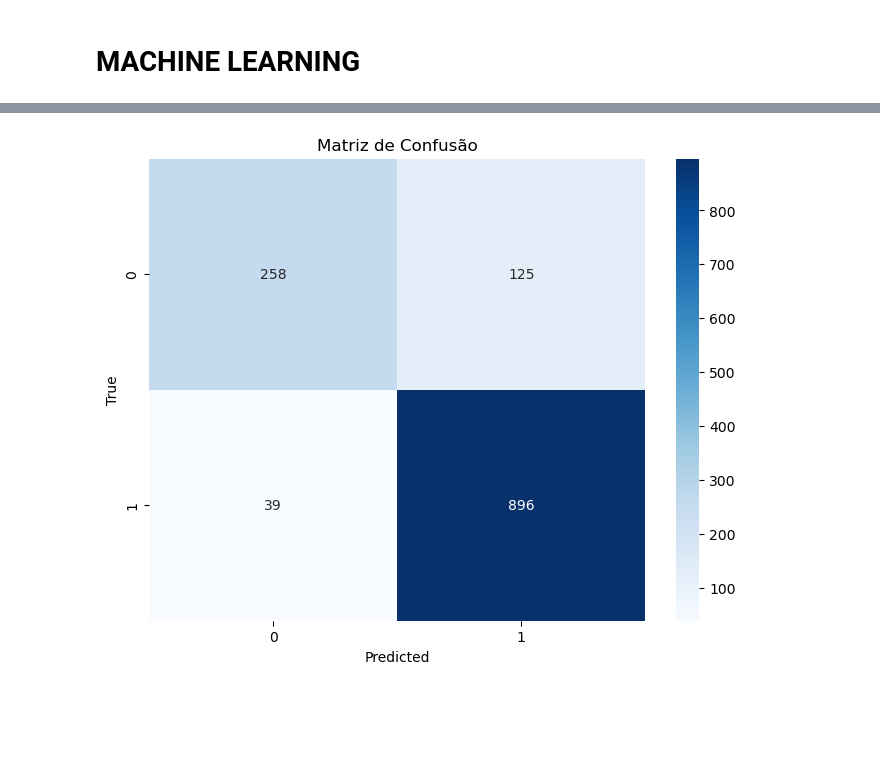
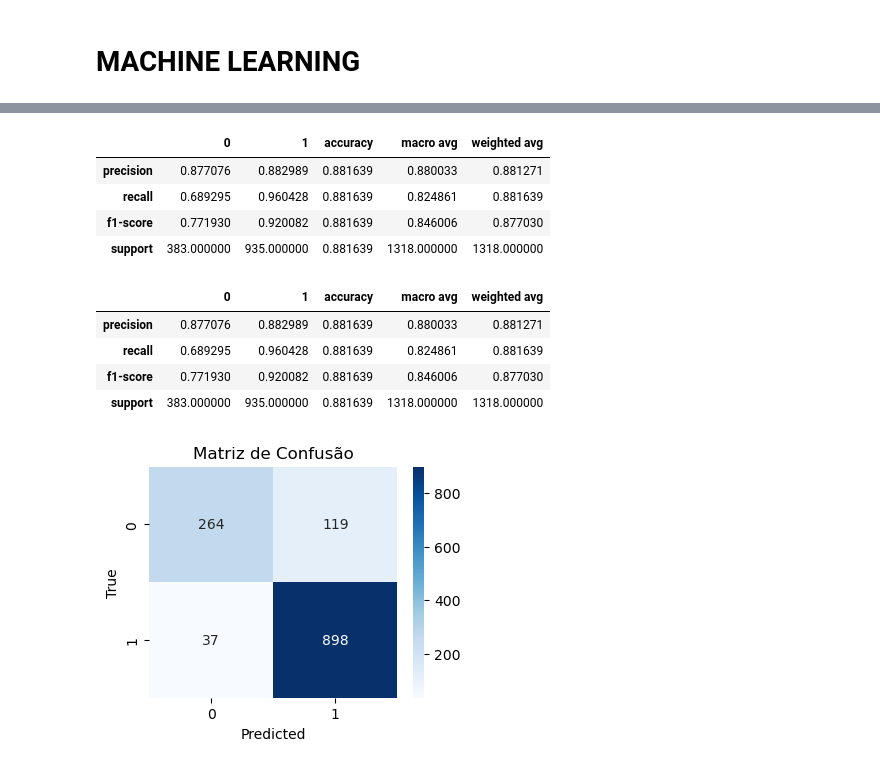
Before and after one commit to JuniorNS96/TCC, a Jupyter notebook: main.ipynb, the cells around one changed output, grey strips where cells are left out. Cells and saved outputs as stored; diff of their text form; code cells hidden in the pictures; blank space fills up the shorter version.

```diff
--- a/main.ipynb
+++ b/main.ipynb
@@ -1210,7 +1210,6 @@ df1 = df.replace({'Genero': {'Masculino': 1, 'Feminino': 0},
             'Servico_musica': {'Sim': 1, 'Não': 0},
             'Servico_ilimitado_dados': {'Sim': 1, 'Não': 0},
             'Faturamento_sem_papel': {'Sim': 1, 'Não': 0},
-            'Tipo_contrato': {'Mensal': 0, 'Um ano': 1,'Dois anos': 2},
             'Situacao_cliente': {'Continua cliente': 1, 'Cancelou': 0}})
 
 
@@ -1280,16 +1282,17 @@ def ohe(df_padrao, coluna):
                          dtype='int32')
     return ohe_df
 # %%
-
+df_tipoContrato = ohe(df1, 'Tipo_contrato')
 df_tipoInternet = ohe(df1, 'Tipo_internet')
 df_tipoPagamento = ohe(df1, 'Tipo_pagamento')
 df_tipoOferta = ohe(df1, 'Ultima_oferta')
 # %%
+df1 = pd.concat([df1,df_tipoContrato],axis=1)
 df1 = pd.concat([df1,df_tipoInternet],axis=1)
 df1 = pd.concat([df1,df_tipoPagamento],axis=1)
 df1 = pd.concat([df1,df_tipoOferta],axis=1)
 
-df1 = df1.drop(['Tipo_internet','Tipo_pagamento','Ultima_oferta',
+df1 = df1.drop(['Tipo_contrato','Tipo_internet','Tipo_pagamento','Ultima_oferta',
                 'Motivo_cancelamento','Categoria_cancelamento',
                 'Cidade'], axis=1)
 # %%
@@ -1399,26 +1422,13 @@ df1
 # %%
-from sklearn.model_selection import train_test_split
-from sklearn.ensemble import RandomForestClassifier
-from sklearn.metrics import accuracy_score, classification_report
-
-
-
-
-X = df1.drop(['Situacao_cliente'], axis=1)
+X = df1.drop(['Situacao_cliente','Total_cobranca','Cobrancas_longa_distancia','Total_cobranca_geral'], axis=1)
 y = df1['Situacao_cliente']
-
-
 X_treino, X_teste, y_treino, y_teste = train_test_split(X, y, test_size=0.2, random_state=42)
-
 modelo_rf = RandomForestClassifier(random_state=42)
-
 modelo_rf.fit(X_treino, y_treino)
 
+previsoes = modelo_rf.predict(X_teste)
+acuracia = accuracy_score(y_teste, previsoes)
 
-previsoes = modelo_rf.predict(X_teste)
-
-acuracia = accuracy_score(y_teste, previsoes)
 print('Acurácia:', acuracia)
-
 print(classification_report(y_teste, previsoes))
 # %% [output]
@@ -1434,15 +1484,32 @@ weighted avg       0.87      0.88      0.87      1318
+# %%
+report_dict= classification_report(y_teste, previsoes,output_dict=True)
+df2 = pd.DataFrame(report_dict)
+df2
+# %% [output]
+|  | 0 | 1 | accuracy | macro avg | weighted avg |
+| precision | 0.877076 | 0.882989 | 0.881639 | 0.880033 | 0.881271 |
+| recall | 0.689295 | 0.960428 | 0.881639 | 0.824861 | 0.881639 |
+| f1-score | 0.771930 | 0.920082 | 0.881639 | 0.846006 | 0.877030 |
+| support | 383.000000 | 935.000000 | 0.881639 | 1318.000000 | 1318.000000 |
+# %%
+report_dict= classification_report(y_teste, previsoes,output_dict=True)
+df2 = pd.DataFrame(report_dict)
+df2
+# %% [output]
+|  | 0 | 1 | accuracy | macro avg | weighted avg |
+| precision | 0.877076 | 0.882989 | 0.881639 | 0.880033 | 0.881271 |
+| recall | 0.689295 | 0.960428 | 0.881639 | 0.824861 | 0.881639 |
+| f1-score | 0.771930 | 0.920082 | 0.881639 | 0.846006 | 0.877030 |
+| support | 383.000000 | 935.000000 | 0.881639 | 1318.000000 | 1318.000000 |
 # %%
-from sklearn.metrics import confusion_matrix
-
 matriz_confusao = confusion_matrix(y_teste, previsoes)
-
-plt.figure(figsize=(8, 6))
+plt.figure(figsize=(4, 3))
 sns.heatmap(matriz_confusao, annot=True, fmt='d', cmap='Blues',
             xticklabels=modelo_rf.classes_,
             yticklabels=modelo_rf.classes_)
 plt.xlabel('Predicted')
 plt.ylabel('True')
 plt.title('Matriz de Confusão')
 plt.show()
 # %% [output]
-[figure, old version]
+[figure, new version]
```
Also changed, not shown: parts of 46 cells of this notebook.
